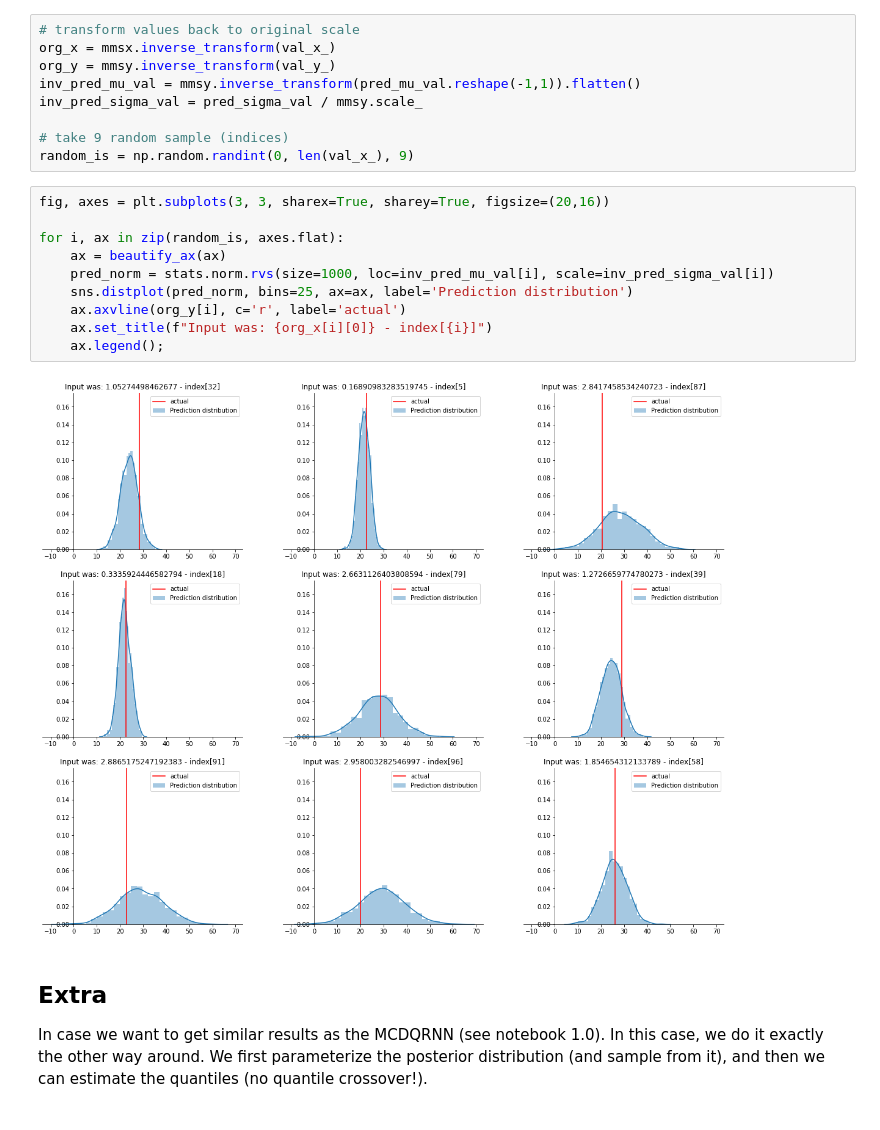
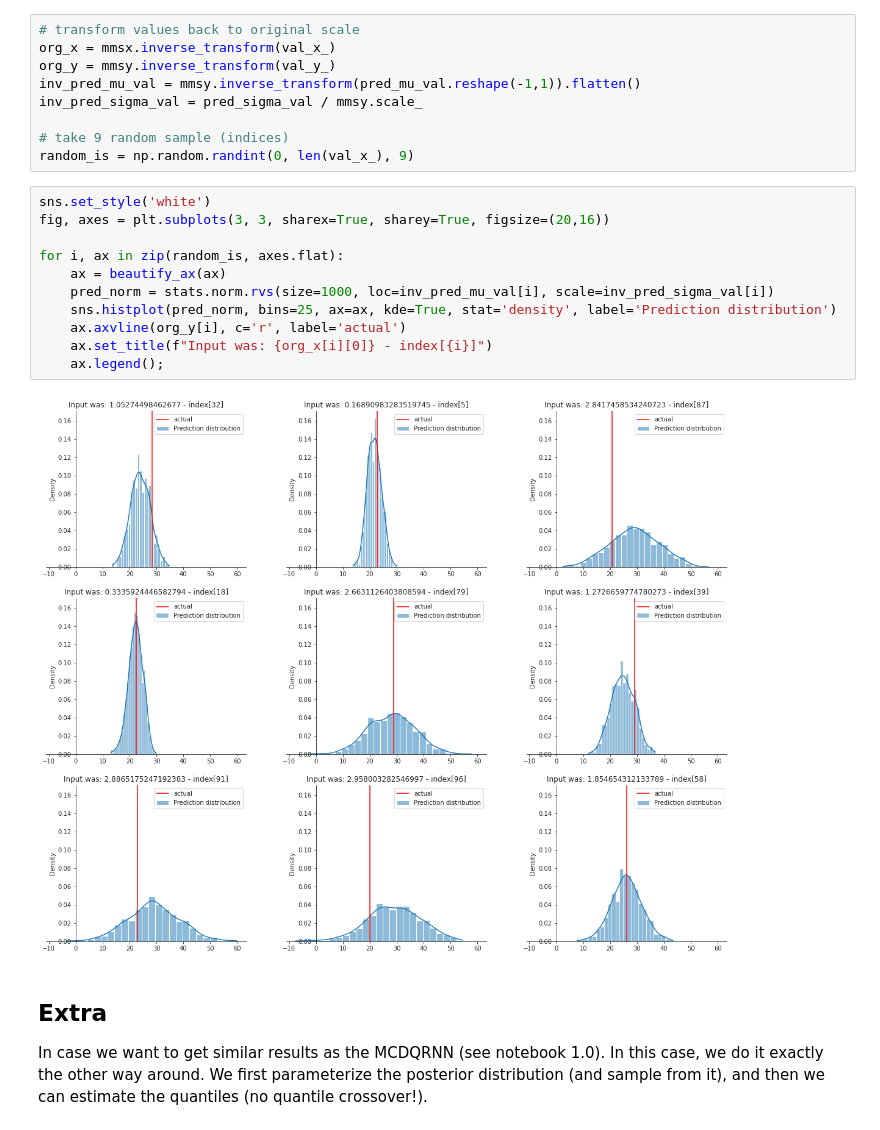
Before and after one commit to YuRiTan/prediction-uncertainty, a Jupyter notebook: notebooks/1.2_heteroscedastic_mcdropout.ipynb, the cells around one changed output. Drawn from its saved outputs; the diff is of its cells as text.

Commit message:
Remove deprecated seaborn plot

```diff
--- a/notebooks/1.2_heteroscedastic_mcdropout.ipynb
+++ b/notebooks/1.2_heteroscedastic_mcdropout.ipynb
@@ -286,17 +275,18 @@ inv_pred_sigma_val = pred_sigma_val / mmsy.scale_
 # take 9 random sample (indices)
 random_is = np.random.randint(0, len(val_x_), 9)
 # %%
+sns.set_style('white')
 fig, axes = plt.subplots(3, 3, sharex=True, sharey=True, figsize=(20,16))
 
 for i, ax in zip(random_is, axes.flat):
     ax = beautify_ax(ax)
     pred_norm = stats.norm.rvs(size=1000, loc=inv_pred_mu_val[i], scale=inv_pred_sigma_val[i])
-    sns.distplot(pred_norm, bins=25, ax=ax, label='Prediction distribution')
+    sns.histplot(pred_norm, bins=25, ax=ax, kde=True, stat='density', label='Prediction distribution')
     ax.axvline(org_y[i], c='r', label='actual')
     ax.set_title(f"Input was: {org_x[i][0]} - index[{i}]")
     ax.legend();
 # %% [output]
-[figure, old version]
+[figure, new version]
 # %% [markdown]
 ## Extra
 In case we want to get similar results as the MCDQRNN (see notebook 1.0). In this case, we do it exactly the other way around. We first parameterize the posterior distribution (and sample from it), and then we can estimate the quantiles (no quantile crossover!).
```
Also changed, not shown: parts of 3 cells of this notebook, 2 other files.
